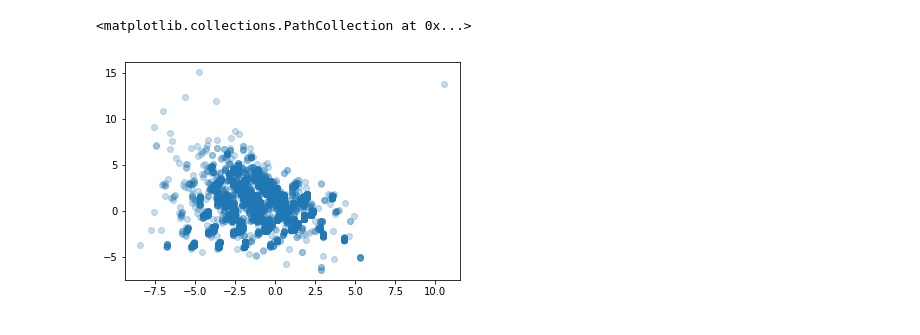
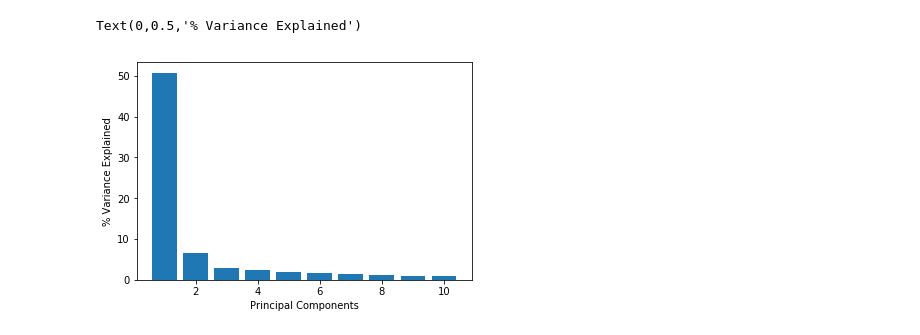
Before and after one commit to ssoi/pc_lasso, a Jupyter notebook: notebooks/eda.ipynb, the cells around one changed output. Saved outputs shown, nothing was run; the diff lists cells and outputs as text; code cells hidden in the pictures.

Commit message:
Do EDA on HAR data

```diff
--- a/notebooks/eda.ipynb
+++ b/notebooks/eda.ipynb
@@ -24,0 +22,19 @@ hapt_df.head()
+# %%
+# location of training and test data
+DATA_DIR = os.path.join('..', 'data')
+TRAIN_DATA_DIR = os.path.join(DATA_DIR, 'train')
+TEST_DATA_DIR = os.path.join(DATA_DIR, 'test')
+
+# name of feature and label files
+FEATURE_TRAIN_FILE = 'X_train.txt'
+FEATURE_TEST_FILE = 'X_test.txt'
+LABEL_TRAIN_FILE = 'y_train.txt'
+LABEL_TEST_FILE = 'y_test.txt'
+
+# load features
+feature_train_df = pd.read_csv(os.path.join(TRAIN_DATA_DIR, FEATURE_TRAIN_FILE), delim_whitespace=True, header=None)
+feature_test_df = pd.read_csv(os.path.join(TEST_DATA_DIR, FEATURE_TEST_FILE), delim_whitespace=True, header=None)
+
+# load labels
+label_train_df = pd.read_csv(os.path.join(TRAIN_DATA_DIR, LABEL_TRAIN_FILE), sep=' ', header=None)
+label_test_df = pd.read_csv(os.path.join(TEST_DATA_DIR, LABEL_TEST_FILE), sep=' ', header=None)
@@ -24,0 +91,8 @@ hapt_df.head()
+# %%
+FEATURES_METADATA = 'features.txt'
+
+features_metadata = pd.read_csv(os.path.join(DATA_DIR, FEATURES_METADATA), delim_whitespace=True, header=None)
+feature_train_df.columns = features_metadata[1].str.replace('[(|)|,-]', '')
+feature_test_df.columns = features_metadata[1].str.replace('[(|)|,-]', '')
+
+feature_train_df.head()
@@ -25,6 +107,9 @@ hapt_df.head()
 # %%
 feature_scaler = StandardScaler()
-feature_scaler.fit(features_df)
-hapt_scaled_df = pd.DataFrame(feature_scaler.transform(features_df))
-hapt_scaled_df.shape
+
+feature_scaler.fit(feature_train_df)
+feature_train_scaled_df = pd.DataFrame(feature_scaler.transform(feature_train_df))
+feature_train_scaled_df.columns = feature_train_df.columns
+
+feature_train_scaled_df.head()
 # %% [output]
@@ -32,3 +128,3 @@ hapt_scaled_df.shape
 # %%
-features_pca = PCA(n_components=22, svd_solver='full')
-features_reduced = features_pca.fit_transform(features_scaled_df)
+features_pca = PCA(n_components=10, svd_solver='full')
+features_reduced = features_pca.fit_transform(feature_train_scaled_df)
@@ -40,5 +131,7 @@ plt.plot(features_pca.explained_variance_ratio_)
-# %%
-plt.scatter(features_reduced[:,0], features_reduced[:,1], alpha=0.25)
-# %% [output]
-<matplotlib.collections.PathCollection at 0x...>
-[figure, removed]
+# %%
+plt.bar(x=np.arange(10)+1, height=features_pca.explained_variance_ratio_ * 100)
+plt.xlabel('Principal Components')
+plt.ylabel('% Variance Explained')
+# %% [output]
+Text(0,0.5,'% Variance Explained')
+[figure, added]
```
Also changed, not shown: parts of 17 cells of this notebook.
